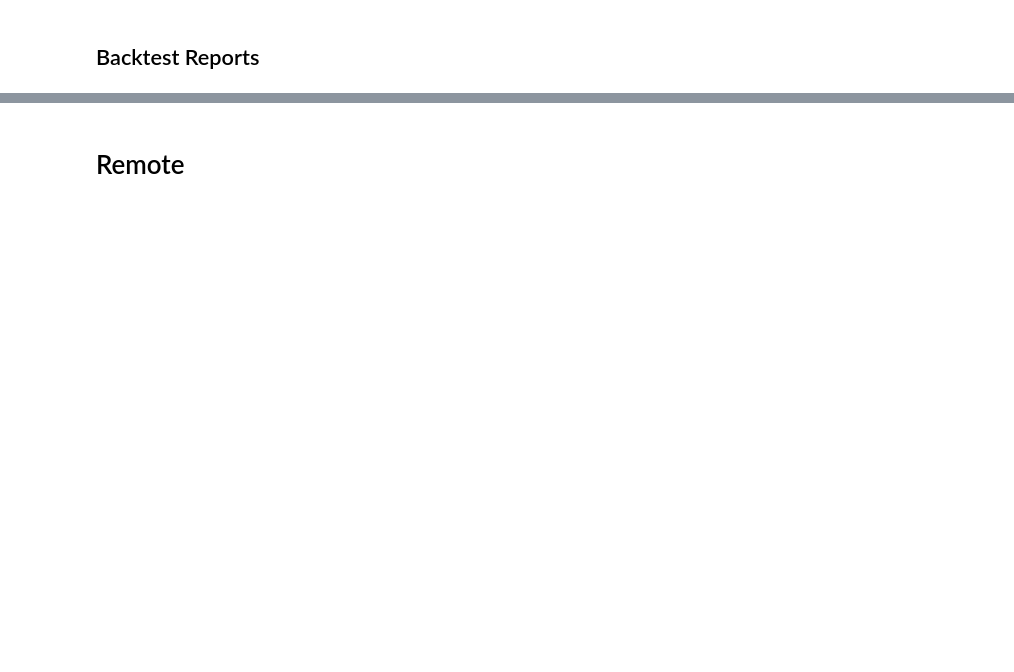
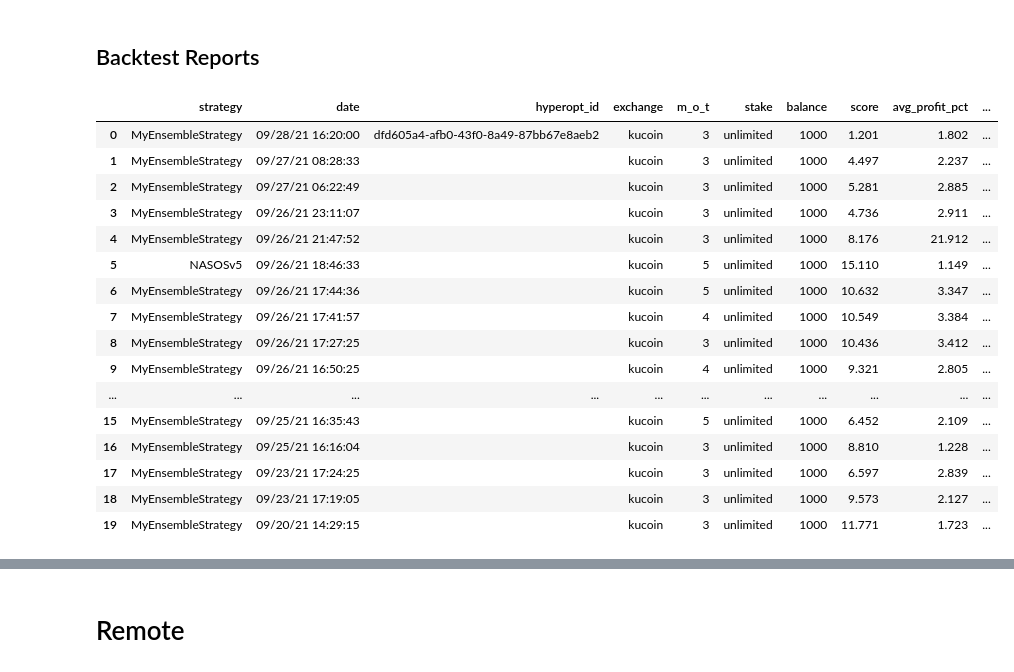
Before and after one commit to raphant/lazyft, a Jupyter notebook: lazyft.ipynb, the cells around one changed output, grey strips where cells are left out. Drawn from its saved outputs; the diff is of its cells as text; code cells hidden in the pictures; blank space fills up the shorter version.

```diff
--- a/lazyft.ipynb
+++ b/lazyft.ipynb
@@ -251,2 +484,22 @@ get_hyperopt_repo().df()
 # %% [markdown]
 ## Backtest Reports
+# %%
+get_backtest_repo().head(20).df()
+# %% [output]
+|  | strategy | date | hyperopt_id | exchange | m_o_t | stake | balance | score | avg_profit_pct | ... |
+| 0 | MyEnsembleStrategy | 09/28/21 16:20:00 | dfd605a4-afb0-43f0-8a49-87bb67e8aeb2 | kucoin | 3 | unlimited | 1000 | 1.201 | 1.802 | ... |
+| 1 | MyEnsembleStrategy | 09/27/21 08:28:33 |  | kucoin | 3 | unlimited | 1000 | 4.497 | 2.237 | ... |
+| 2 | MyEnsembleStrategy | 09/27/21 06:22:49 |  | kucoin | 3 | unlimited | 1000 | 5.281 | 2.885 | ... |
+| 3 | MyEnsembleStrategy | 09/26/21 23:11:07 |  | kucoin | 3 | unlimited | 1000 | 4.736 | 2.911 | ... |
+| 4 | MyEnsembleStrategy | 09/26/21 21:47:52 |  | kucoin | 3 | unlimited | 1000 | 8.176 | 21.912 | ... |
+| 5 | NASOSv5 | 09/26/21 18:46:33 |  | kucoin | 5 | unlimited | 1000 | 15.110 | 1.149 | ... |
+| 6 | MyEnsembleStrategy | 09/26/21 17:44:36 |  | kucoin | 5 | unlimited | 1000 | 10.632 | 3.347 | ... |
+| 7 | MyEnsembleStrategy | 09/26/21 17:41:57 |  | kucoin | 4 | unlimited | 1000 | 10.549 | 3.384 | ... |
+| 8 | MyEnsembleStrategy | 09/26/21 17:27:25 |  | kucoin | 3 | unlimited | 1000 | 10.436 | 3.412 | ... |
+| 9 | MyEnsembleStrategy | 09/26/21 16:50:25 |  | kucoin | 4 | unlimited | 1000 | 9.321 | 2.805 | ... |
+| ... | ... | ... | ... | ... | ... | ... | ... | ... | ... | ... |
+| 15 | MyEnsembleStrategy | 09/25/21 16:35:43 |  | kucoin | 5 | unlimited | 1000 | 6.452 | 2.109 | ... |
+| 16 | MyEnsembleStrategy | 09/25/21 16:16:04 |  | kucoin | 3 | unlimited | 1000 | 8.810 | 1.228 | ... |
+| 17 | MyEnsembleStrategy | 09/23/21 17:24:25 |  | kucoin | 3 | unlimited | 1000 | 6.597 | 2.839 | ... |
+| 18 | MyEnsembleStrategy | 09/23/21 17:19:05 |  | kucoin | 3 | unlimited | 1000 | 9.573 | 2.127 | ... |
+| 19 | MyEnsembleStrategy | 09/20/21 14:29:15 |  | kucoin | 3 | unlimited | 1000 | 11.771 | 1.723 | ... |
```
Also changed, not shown: parts of 51 cells of this notebook, 15 other files.
